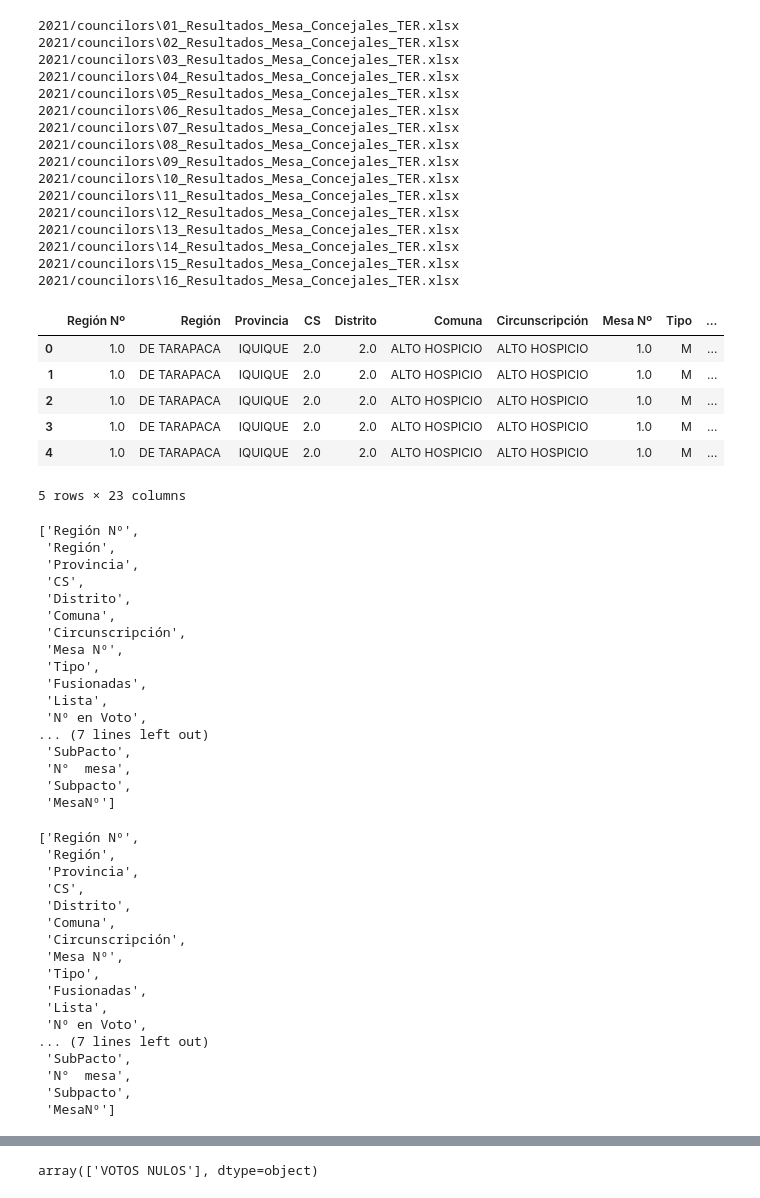
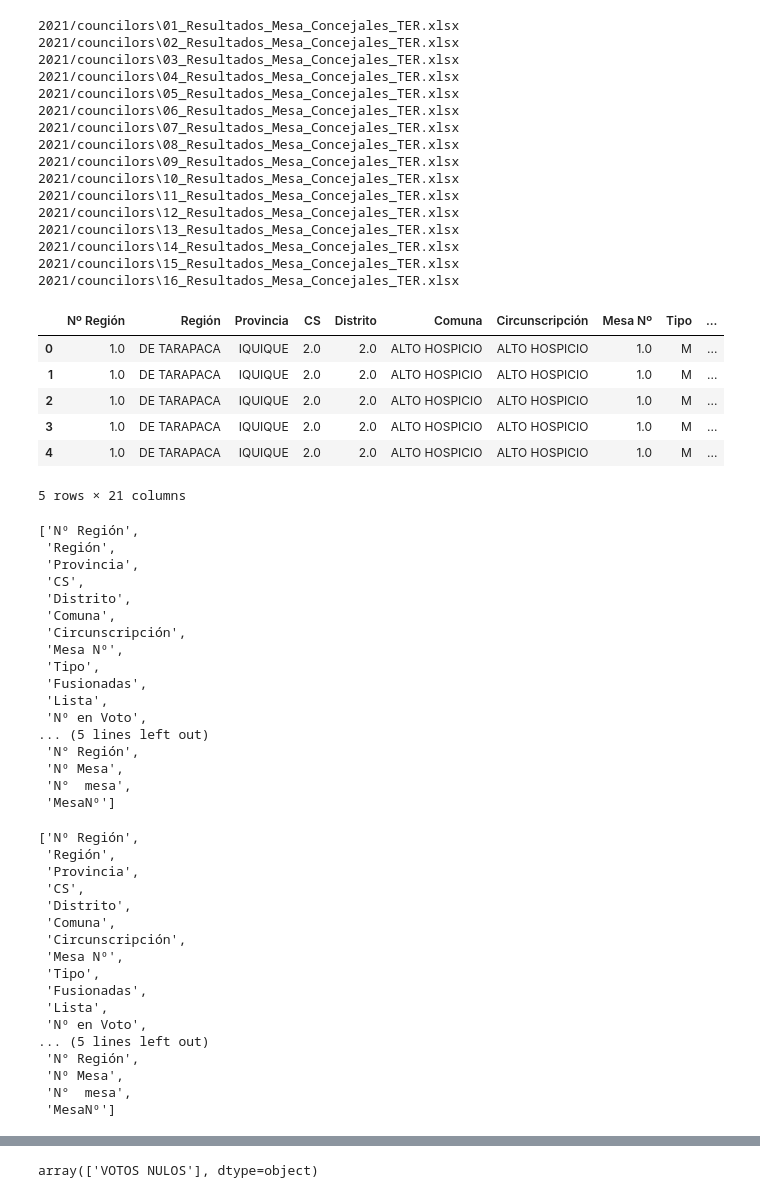
Before and after one commit to cnavarreteliz/atlas-elections-data, a Jupyter notebook: Pipelines/Chile/Concejales_2021.ipynb, the cells around one changed output, grey strips where cells are left out. Cells and saved outputs as stored; diff of their text form; code cells hidden in the pictures.

```diff
--- a/Pipelines/Chile/Concejales_2021.ipynb
+++ b/Pipelines/Chile/Concejales_2021.ipynb
@@ -12,44 +12,45 @@ for path in glob(f"2021/{election_type}/*.xlsx"):
 
     if election_type == "councilors":
         for sheet in xlsx.sheet_names:
             frag = pd.read_excel(xlsx, sheet_name=sheet)
+            frag = frag.rename(columns={"SubPacto": "Sub Pacto", "Subpacto": "Sub Pacto", "Región Nº": "Nº Región", "Nº Región": "Nº Región"})
             output.append(frag)
     else:
         frag = pd.read_excel(xlsx, sheet_name="Votación", header=6)
         frag["Candidato"] = frag["Nombres"] + " " + frag["Primer apellido"] + " " + frag["Segundo apellido"]
         frag = frag.rename(columns={"Votos": "Votos TER"})
         output.append(frag)
 
 df = pd.concat(output, ignore_index=True)
 df.head()
 # %% [output]
 2021/councilors\01_Resultados_Mesa_Concejales_TER.xlsx
 2021/councilors\02_Resultados_Mesa_Concejales_TER.xlsx
 2021/councilors\03_Resultados_Mesa_Concejales_TER.xlsx
 2021/councilors\04_Resultados_Mesa_Concejales_TER.xlsx
 2021/councilors\05_Resultados_Mesa_Concejales_TER.xlsx
 2021/councilors\06_Resultados_Mesa_Concejales_TER.xlsx
 2021/councilors\07_Resultados_Mesa_Concejales_TER.xlsx
 2021/councilors\08_Resultados_Mesa_Concejales_TER.xlsx
 2021/councilors\09_Resultados_Mesa_Concejales_TER.xlsx
 2021/councilors\10_Resultados_Mesa_Concejales_TER.xlsx
 2021/councilors\11_Resultados_Mesa_Concejales_TER.xlsx
 2021/councilors\12_Resultados_Mesa_Concejales_TER.xlsx
 2021/councilors\13_Resultados_Mesa_Concejales_TER.xlsx
 2021/councilors\14_Resultados_Mesa_Concejales_TER.xlsx
 2021/councilors\15_Resultados_Mesa_Concejales_TER.xlsx
 2021/councilors\16_Resultados_Mesa_Concejales_TER.xlsx
-|  | Región Nº | Región | Provincia | CS | Distrito | Comuna | Circunscripción | Mesa Nº | Tipo | ... |
+|  | Nº Región | Región | Provincia | CS | Distrito | Comuna | Circunscripción | Mesa Nº | Tipo | ... |
 | 0 | 1.0 | DE TARAPACA | IQUIQUE | 2.0 | 2.0 | ALTO HOSPICIO | ALTO HOSPICIO | 1.0 | M | ... |
 | 1 | 1.0 | DE TARAPACA | IQUIQUE | 2.0 | 2.0 | ALTO HOSPICIO | ALTO HOSPICIO | 1.0 | M | ... |
 | 2 | 1.0 | DE TARAPACA | IQUIQUE | 2.0 | 2.0 | ALTO HOSPICIO | ALTO HOSPICIO | 1.0 | M | ... |
 | 3 | 1.0 | DE TARAPACA | IQUIQUE | 2.0 | 2.0 | ALTO HOSPICIO | ALTO HOSPICIO | 1.0 | M | ... |
 | 4 | 1.0 | DE TARAPACA | IQUIQUE | 2.0 | 2.0 | ALTO HOSPICIO | ALTO HOSPICIO | 1.0 | M | ... |
-5 rows × 23 columns
+5 rows × 21 columns
 # %%
 list(df)
 # %% [output]
-['Región Nº',
+['Nº Región',
  'Región',
  'Provincia',
  'CS',
@@ -61,17 +62,17 @@ list(df)
  'Fusionadas',
  'Lista',
  'Nº en Voto',
-... (7 lines left out)
- 'SubPacto',
+... (5 lines left out)
+ 'N° Región',
+ 'Nº Mesa',
  'N°  mesa',
- 'Subpacto',
  'MesaNº']
 # %%
 df = df.rename(columns={"Circunscripción electoral": "Circunscripción", "Mesa": "Mesa Nº"})
 # %%
 list(df)
 # %% [output]
-['Región Nº',
+['Nº Región',
  'Región',
  'Provincia',
  'CS',
@@ -83,8 +84,8 @@ list(df)
  'Fusionadas',
  'Lista',
  'Nº en Voto',
-... (7 lines left out)
- 'SubPacto',
+... (5 lines left out)
+ 'N° Región',
+ 'Nº Mesa',
  'N°  mesa',
- 'Subpacto',
  'MesaNº']
```
Also changed, not shown: parts of 7 cells of this notebook, 14 other files.
